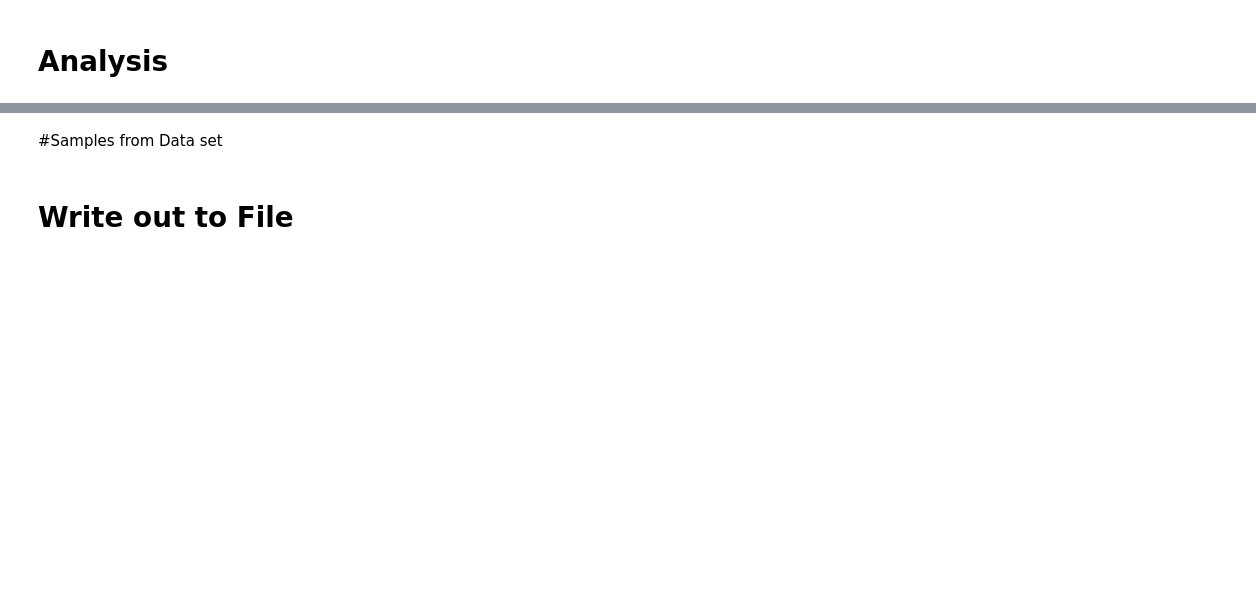
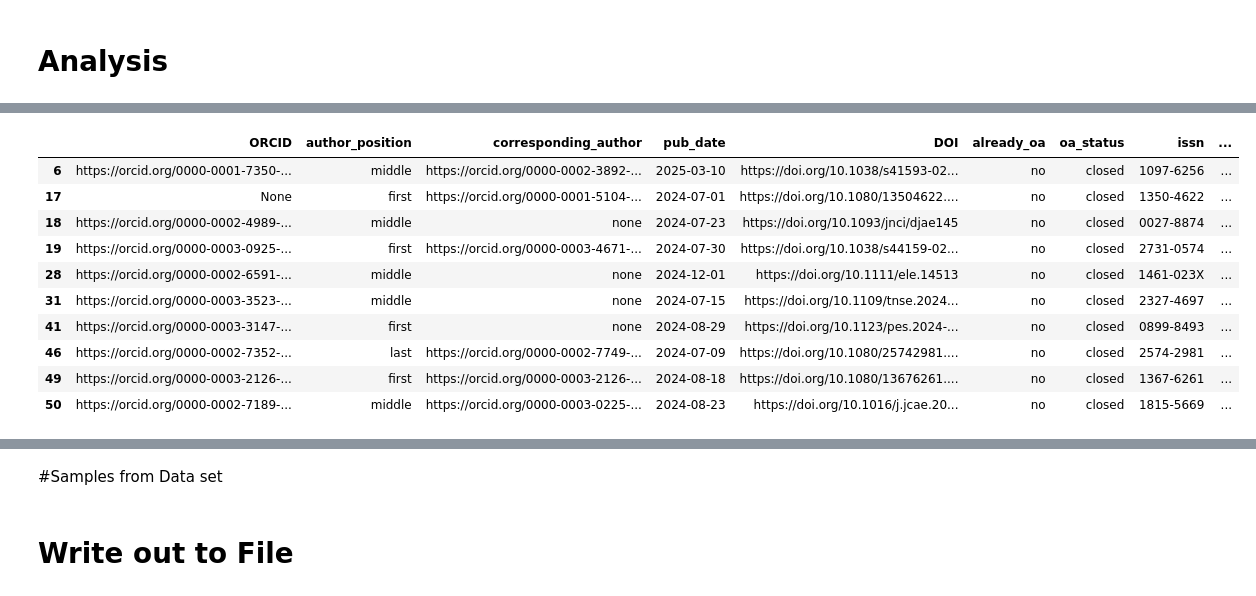
Before and after one commit to elibtronic/2025_state_of_scholarly_communication, a Jupyter notebook: 2025_SofSC.ipynb, the cells around one changed output, grey strips where cells are left out. Saved outputs shown, nothing was run; the diff lists cells and outputs as text; code cells hidden in the pictures; blank space fills up the shorter version.

```diff
--- a/2025_SofSC.ipynb
+++ b/2025_SofSC.ipynb
@@ -445,3 +434,23 @@ plt.show()
+# %%
+closed_articles = df[df['already_oa'] == 'no']
+
+least_one_free_pathway = closed_articles[closed_articles['submitted_oa_policy'].str.contains('fee_no', case=False) \
+                                | closed_articles['accepted_oa_policy'].str.contains('fee_no', case=False) \
+                                | closed_articles['published_oa_policy'].str.contains('fee_no', case=False)]
+
+least_one_free_pathway.head(10)
+# %% [output]
+|  | ORCID | author_position | corresponding_author | pub_date | DOI | already_oa | oa_status | issn | ... |
+| 6 | https://orcid.org/0000-0001-7350-... | middle | https://orcid.org/0000-0002-3892-... | 2025-03-10 | https://doi.org/10.1038/s41593-02... | no | closed | 1097-6256 | ... |
+| 17 | None | first | https://orcid.org/0000-0001-5104-... | 2024-07-01 | https://doi.org/10.1080/13504622.... | no | closed | 1350-4622 | ... |
+| 18 | https://orcid.org/0000-0002-4989-... | middle | none | 2024-07-23 | https://doi.org/10.1093/jnci/djae145 | no | closed | 0027-8874 | ... |
+| 19 | https://orcid.org/0000-0003-0925-... | first | https://orcid.org/0000-0003-4671-... | 2024-07-30 | https://doi.org/10.1038/s44159-02... | no | closed | 2731-0574 | ... |
+| 28 | https://orcid.org/0000-0002-6591-... | middle | none | 2024-12-01 | https://doi.org/10.1111/ele.14513 | no | closed | 1461-023X | ... |
+| 31 | https://orcid.org/0000-0003-3523-... | middle | none | 2024-07-15 | https://doi.org/10.1109/tnse.2024... | no | closed | 2327-4697 | ... |
+| 41 | https://orcid.org/0000-0003-3147-... | first | none | 2024-08-29 | https://doi.org/10.1123/pes.2024-... | no | closed | 0899-8493 | ... |
+| 46 | https://orcid.org/0000-0002-7352-... | last | https://orcid.org/0000-0002-7749-... | 2024-07-09 | https://doi.org/10.1080/25742981.... | no | closed | 2574-2981 | ... |
+| 49 | https://orcid.org/0000-0003-2126-... | first | https://orcid.org/0000-0003-2126-... | 2024-08-18 | https://doi.org/10.1080/13676261.... | no | closed | 1367-6261 | ... |
+| 50 | https://orcid.org/0000-0002-7189-... | middle | https://orcid.org/0000-0003-0225-... | 2024-08-23 | https://doi.org/10.1016/j.jcae.20... | no | closed | 1815-5669 | ... |
 # %%
 #top 10 sources
 df.value_counts('source')[0:10]
```
Also changed, not shown: parts of 17 cells of this notebook.
